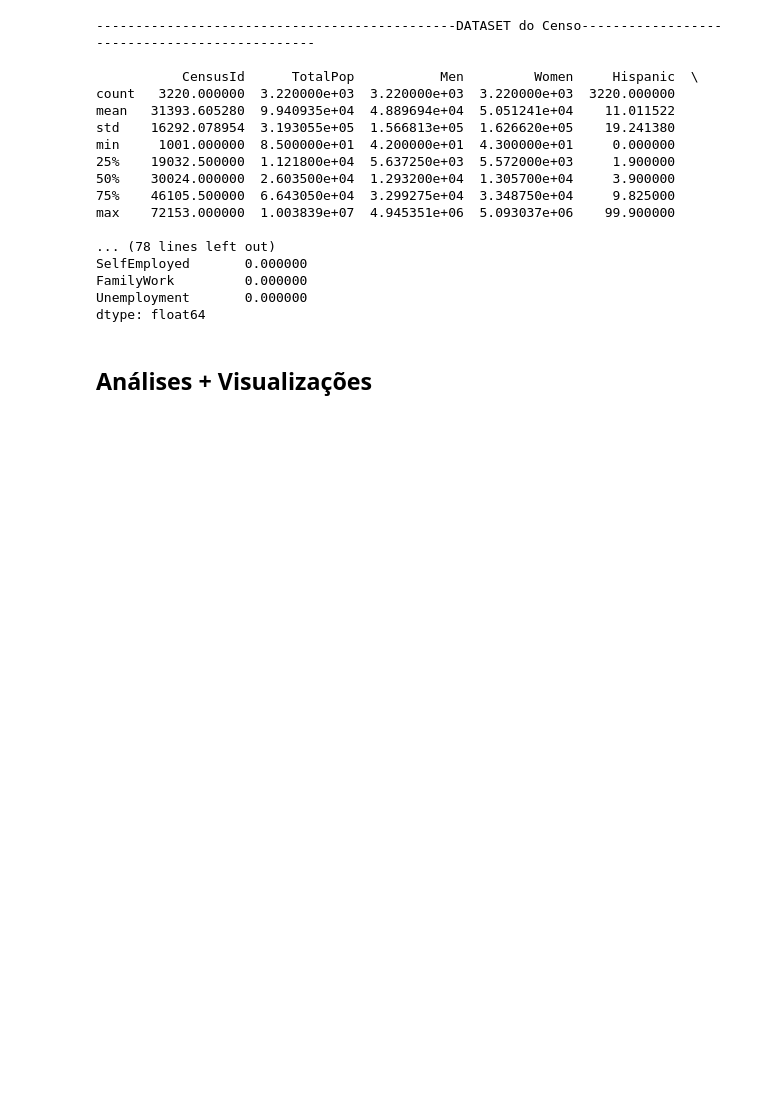
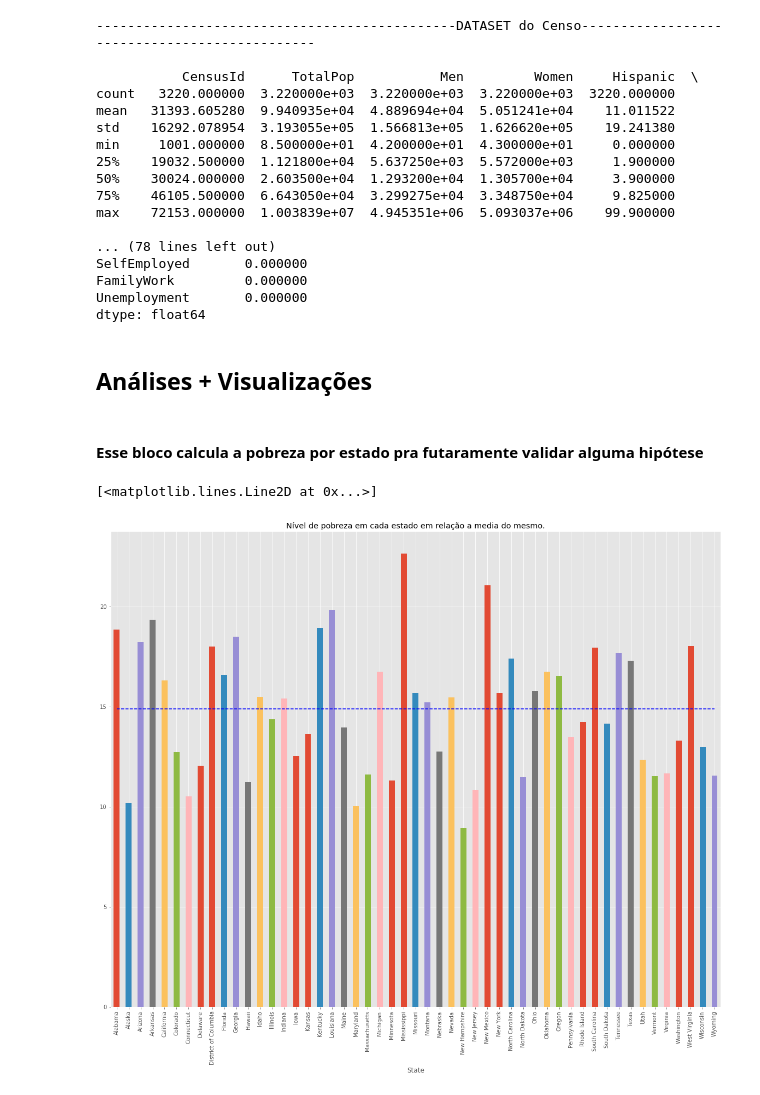
Before and after one commit to if1015-datascience-ufpe/2018-2-projeto-hadoop, a Jupyter notebook: proj.ipynb, the cells around one changed output. Saved outputs shown, nothing was run; the diff lists cells and outputs as text; code cells hidden in the pictures; blank space fills up the shorter version.

Commit message:
início das análises e validação de hipóteses
correlação de morte e pobreza

```diff
--- a/proj.ipynb
+++ b/proj.ipynb
@@ -8,7 +8,16 @@ Este projeto tem como intuito analisar incidentes com arma de fogo nos estados d
 from IPython.display import display
 import numpy as np
 import pandas as pd
+import matplotlib
 import matplotlib.pyplot as plt
 import seaborn as sns
-
+import json
+import holoviews as hv
+from bokeh.plotting import figure, show
+from bokeh.io import output_notebook
+from bokeh.models import Range1d, NumeralTickFormatter, FixedTicker, Legend
+from bokeh.palettes import Set1_7, RdBu5, RdBu11
+from sklearn.preprocessing import MinMaxScaler, LabelEncoder
+matplotlib.style.use('ggplot')
 %matplotlib inline
+hv.notebook_extension('bokeh')
@@ -338,3 +351,23 @@ Unemployment       0.000000
 dtype: float64
 # %% [markdown]
 ## Análises + Visualizações
+# %% [markdown]
+#### Esse bloco calcula a pobreza por estado pra futaramente validar alguma hipótese
+# %%
+pobreza_df = censo_df[['State', 'County', 'TotalPop', 'Poverty']].copy()
+pobreza_df['QTD_pobreza'] = pobreza_df.apply(lambda r: r['TotalPop'] * r['Poverty']/100, axis=1)
+
+pobreza_estado_df = pobreza_df.groupby('State').sum().reset_index()
+pobreza_estado_df['Pobreza'] = pobreza_estado_df.apply(lambda r: r['QTD_pobreza'] / r['TotalPop'] * 100, axis=1)
+pobreza_estado_df.index = pobreza_estado_df['State']
+#será desconsiderado porto rico por não fazer parte do EUA, e não ser usado em outras bases.
+pobreza_estado_df.drop(pobreza_estado_df[pobreza_estado_df.index == 'Puerto Rico'].index, axis=0, inplace=True)
+
+# visualizar o nível de pobreza por estado
+
+pobreza_estado_df['Pobreza'].plot.bar(figsize=(20,16)).set_title("Nível de pobreza em cada estado em relação a media do mesmo.")
+media_pobreza = pobreza_estado_df['Pobreza'].mean()
+plt.plot(pobreza_estado_df.index, [media_pobreza for i in range(len(pobreza_estado_df.index))], color='b', linestyle='--')
+# %% [output]
+[<matplotlib.lines.Line2D at 0x...>]
+[figure, added]
```
Also changed, not shown: parts of 11 cells of this notebook.
